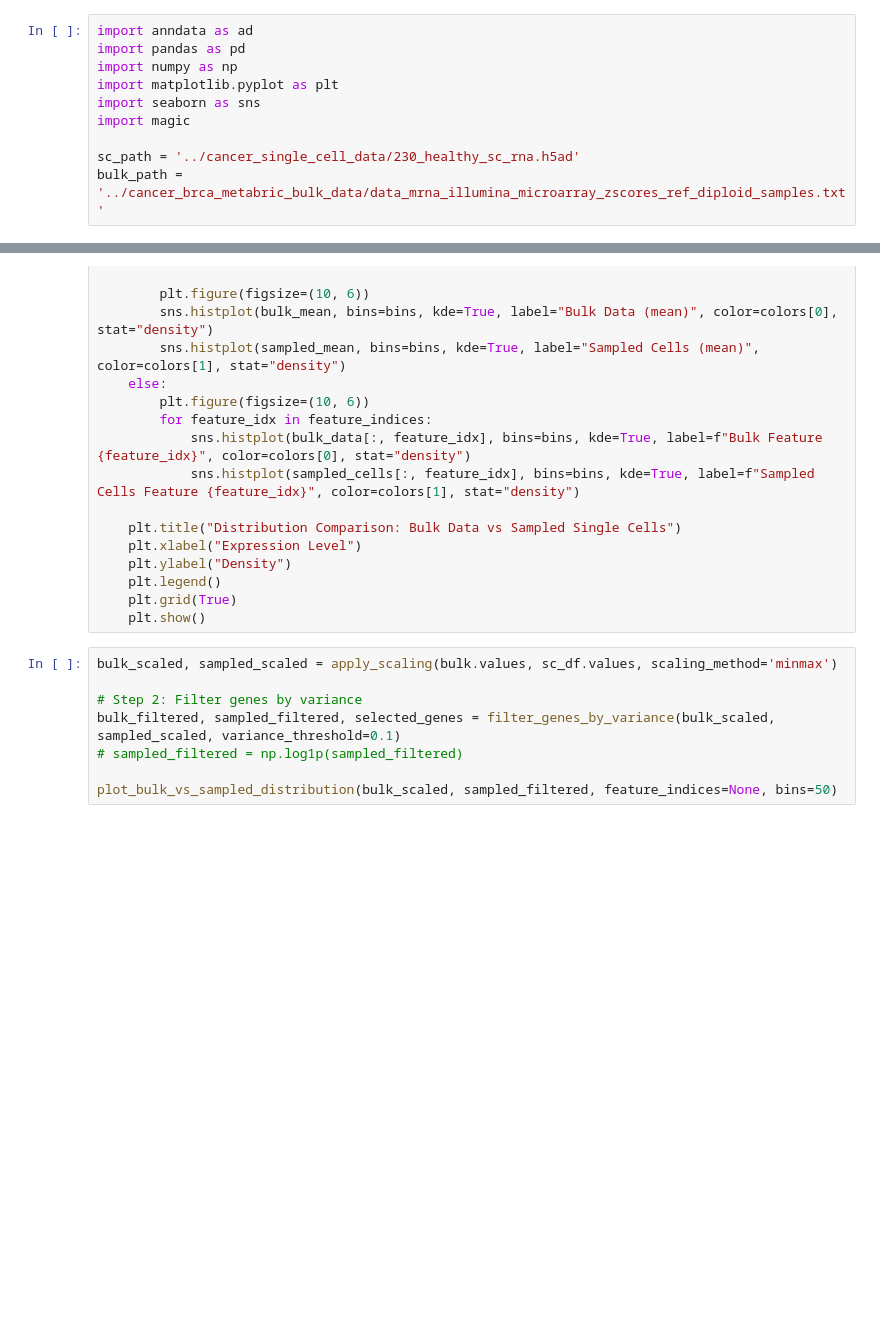
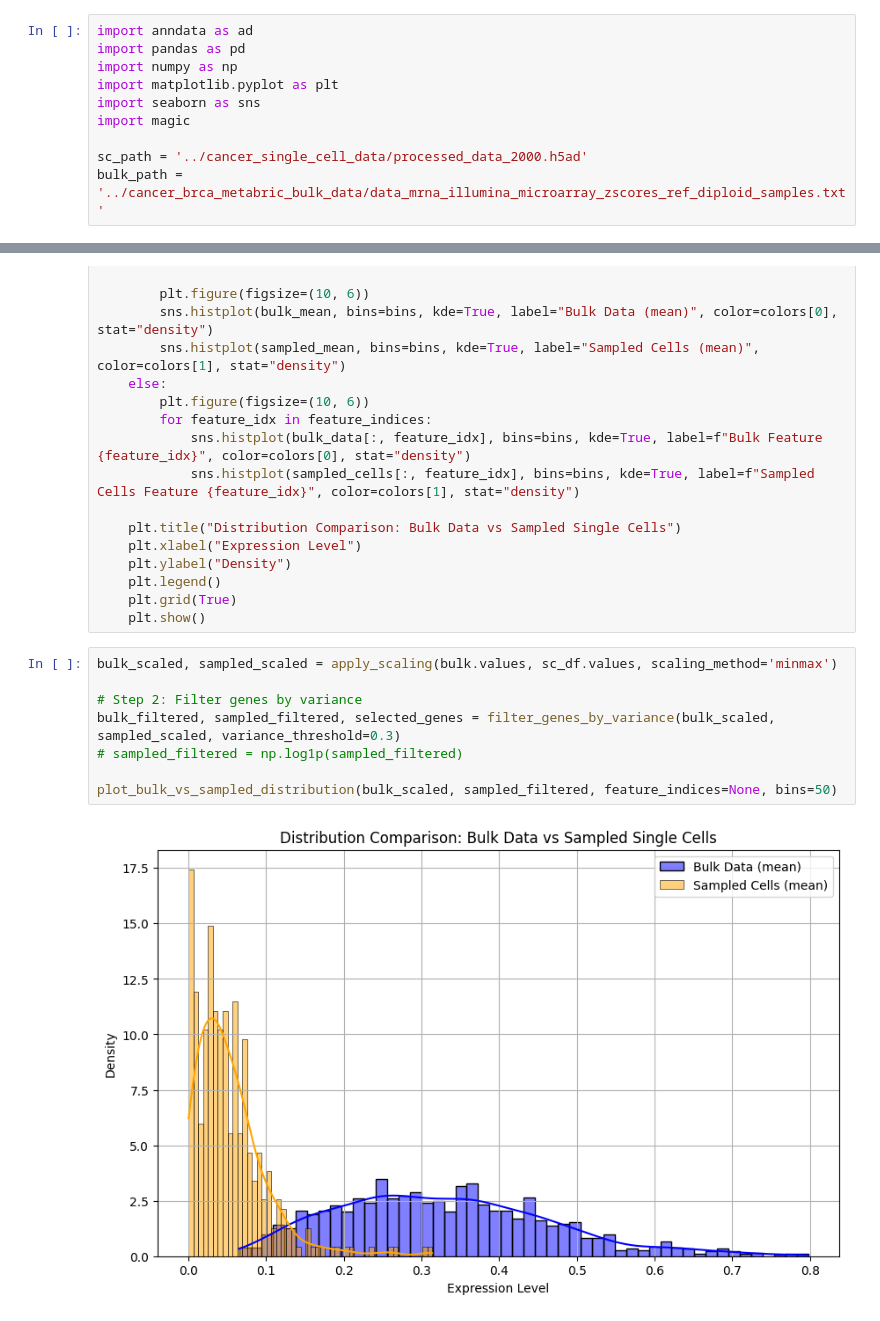
Before and after one commit to willyzzz/Barlow_twins_genes, a Jupyter notebook: further_process/Data_distribution.ipynb, the cells around one changed output, grey strips where cells are left out. Cells and saved outputs as stored; diff of their text form; blank space fills up the shorter version.

```diff
--- a/further_process/Data_distribution.ipynb
+++ b/further_process/Data_distribution.ipynb
@@ -6,7 +6,7 @@ import matplotlib.pyplot as plt
 import seaborn as sns
 import magic
 
-sc_path = '../cancer_single_cell_data/230_healthy_sc_rna.h5ad'
+sc_path = '../cancer_single_cell_data/processed_data_2000.h5ad'
 bulk_path =  '../cancer_brca_metabric_bulk_data/data_mrna_illumina_microarray_zscores_ref_diploid_samples.txt'
 # %%
 sc_data = ad.read_h5ad(sc_path)
@@ -89,10 +87,12 @@ def plot_bulk_vs_sampled_distribution(bulk_data, sampled_cells, feature_indices=
 # %%
 bulk_scaled, sampled_scaled = apply_scaling(bulk.values, sc_df.values, scaling_method='minmax')
 
 # Step 2: Filter genes by variance
-bulk_filtered, sampled_filtered, selected_genes = filter_genes_by_variance(bulk_scaled, sampled_scaled, variance_threshold=0.1)
+bulk_filtered, sampled_filtered, selected_genes = filter_genes_by_variance(bulk_scaled, sampled_scaled, variance_threshold=0.3)
 # sampled_filtered = np.log1p(sampled_filtered)
 
 plot_bulk_vs_sampled_distribution(bulk_scaled, sampled_filtered, feature_indices=None, bins=50)
+# %% [output]
+[figure, added]
 # %%
 sampled_filtered.shape
```
Also changed, not shown: parts of 2 cells of this notebook.
